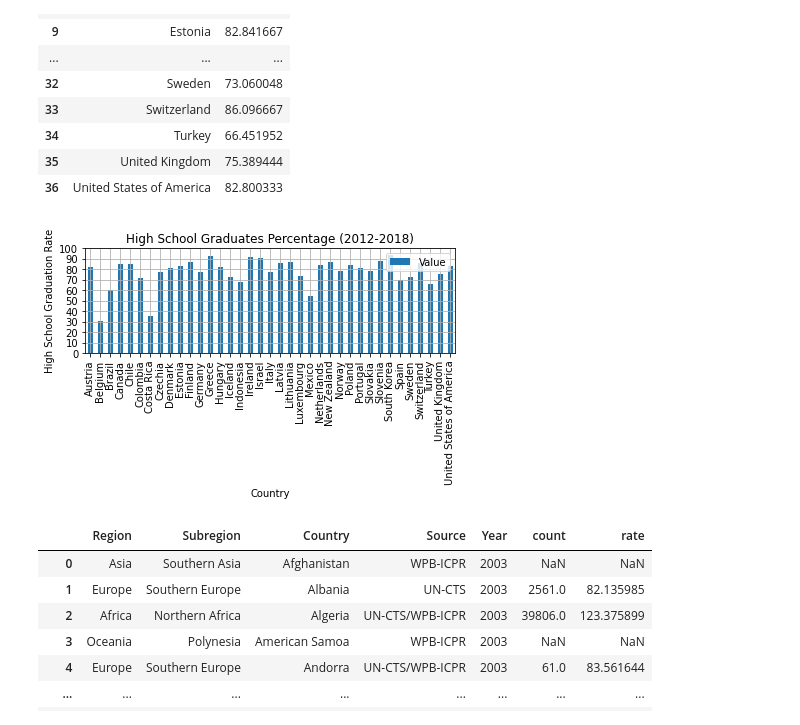
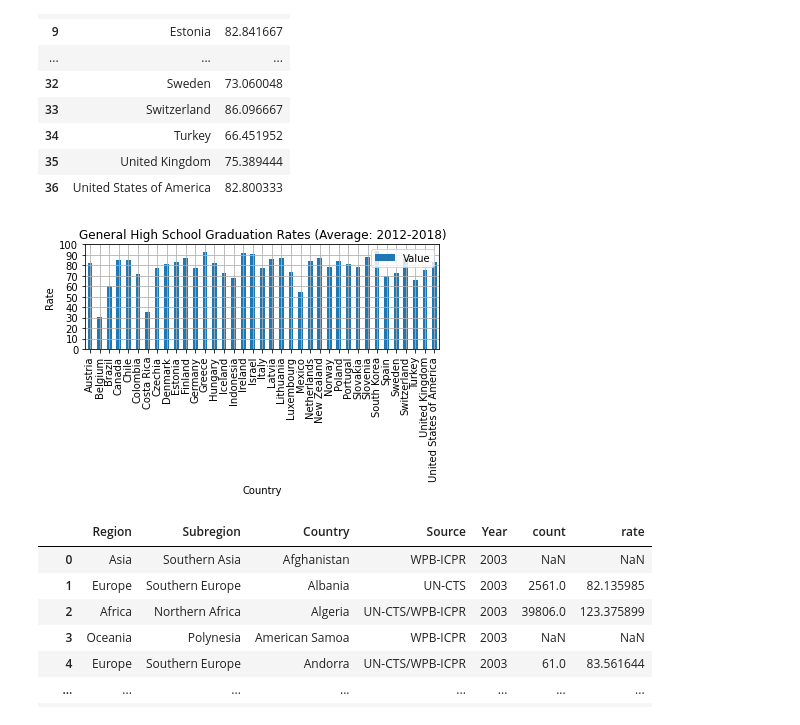
Before and after one commit to pamhinostroza/Project_1, a Jupyter notebook: Project_Main.ipynb, the cells around one changed output. Saved outputs shown, nothing was run; the diff lists cells and outputs as text; code cells hidden in the pictures.

```diff
--- a/Project_Main.ipynb
+++ b/Project_Main.ipynb
@@ -332,14 +332,14 @@ high_school=high_school.set_index('Country')
 # %%
 high_school.plot(kind='bar')
 plt.yticks([0, 10, 20, 30, 40, 50, 60, 70, 80, 90, 100])
 plt.xlabel('Country')
-plt.ylabel('High School Graduation Rate')
-plt.title('High School Graduates Percentage (2012-2018)')
+plt.ylabel('Rate')
+plt.title('General High School Graduation Rates (Average: 2012-2018)')
 plt.tight_layout()
 plt.grid()
 plt.savefig("Output/high_school_grad.png")
 # %% [output]
-[figure, old version]
+[figure, new version]
 # %%
 crm_pers_held
 # %% [output]
```
Also changed, not shown: parts of 7 cells of this notebook, 10 other files.
